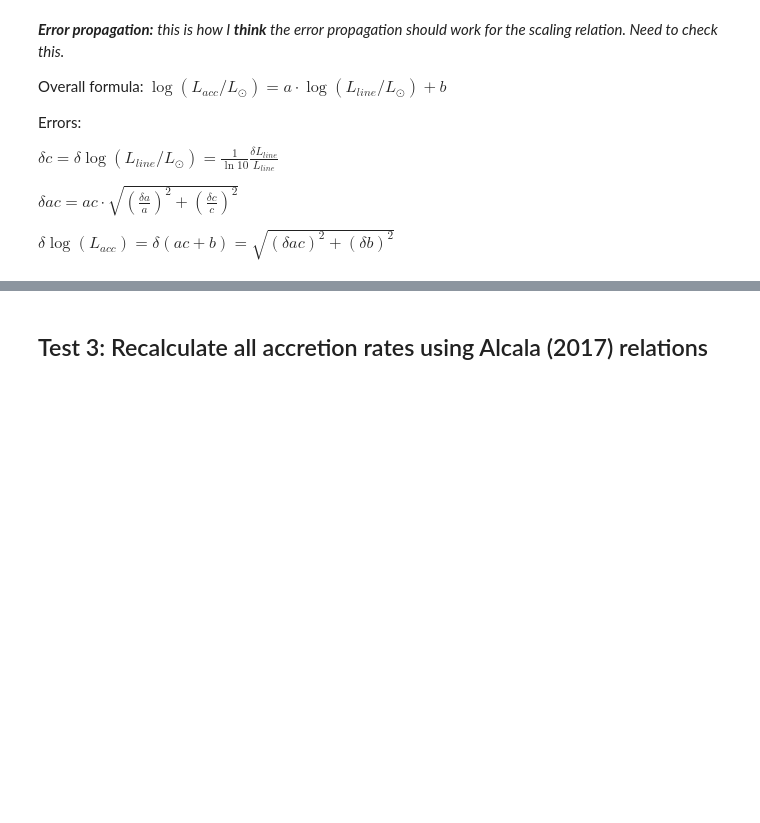
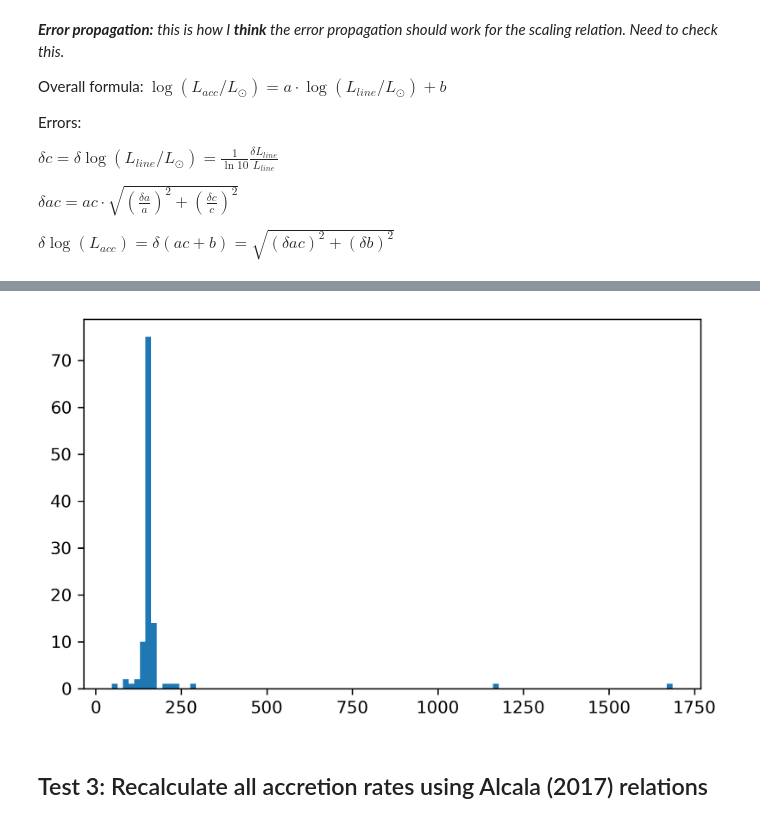
Before and after one commit to kfollette/Follette-group, a Jupyter notebook: AccDB/AccRates/Accretion Tests 1.ipynb, the cells around one changed output, grey strips where cells are left out. Saved outputs shown, nothing was run; the diff lists cells and outputs as text; code cells hidden in the pictures; blank space fills up the shorter version.

```diff
--- a/AccDB/AccRates/Accretion Tests 1.ipynb
+++ b/AccDB/AccRates/Accretion Tests 1.ipynb
@@ -209,9 +203,20 @@ n6[['Source','PaB Line Luminosity','PaB Line Flux']]
+# %%
+n6 = db.loc[db['Reference']=='Natta 2006']
+# %%
+aj = n6.loc[:,'A_J'].tolist()
+pab = n6.loc[:,'PaB Line Flux'].tolist()
+cf = [ex.remove(aj[i],pab[i]) for i in arange(len(aj))]
+n6.loc[:,'cf']=cf
 # %%
-# whyyy don't these agree? Extinction?
-n6 = db[db['Reference']=='Natta 2006']
+di2 = []
 for i in n6.index:
-    d=(get_dist(n6['PaB Line Luminosity'][i]*L_sun/u.W,n6['PaB Line Flux'][i]))
-    print(i,d)
+    d2=float(get_dist(n6.loc[i,'PaB Line Luminosity']*L_sun/u.W,n6.loc[i,'cf']))
+    di2.append(d2)
+# %%
+plt.figure(figsize=(6.5,4),dpi=300)
+dd = plt.hist(di2,bins=100)
+# %% [output]
+[figure, added]
 # %% [markdown]
 ## Test 3: Recalculate all accretion rates using Alcala (2017) relations
 # %%
```
Also changed, not shown: parts of 12 cells of this notebook.
